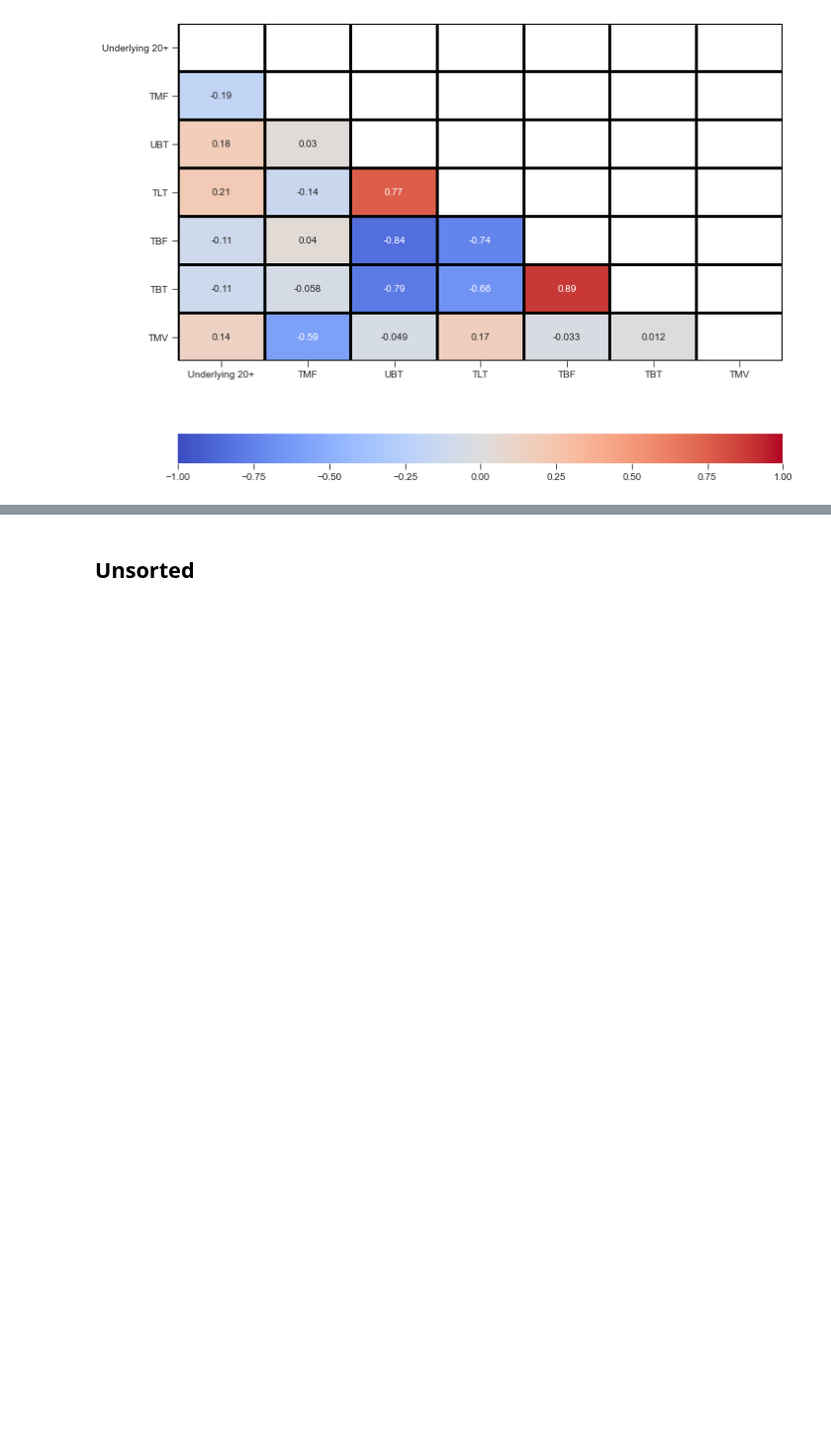
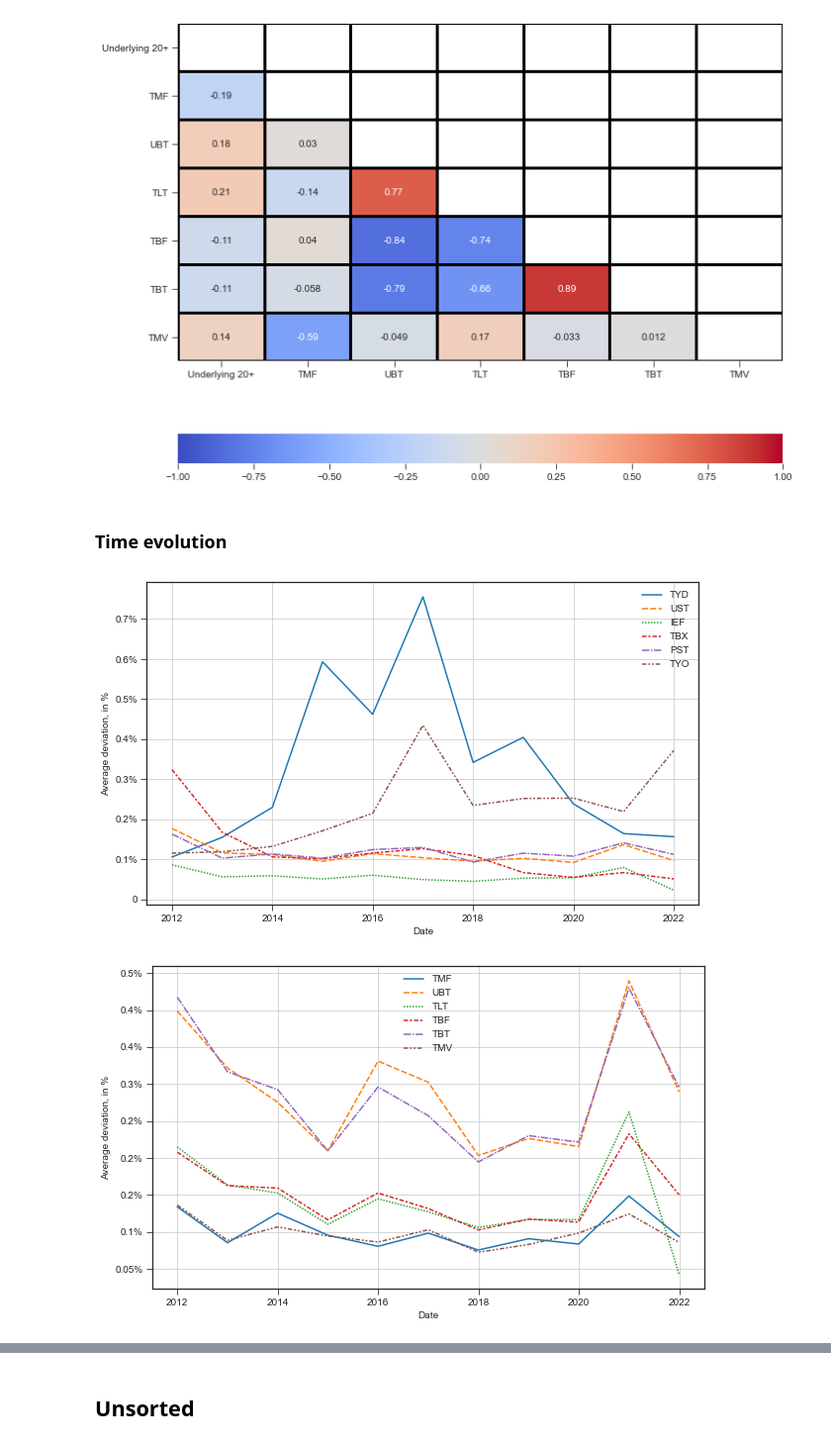
Before and after one commit to Bagirov-lab/AMP, a Jupyter notebook: AMP.ipynb, the cells around one changed output, grey strips where cells are left out. Shown at 99% size. Saved outputs shown, nothing was run; the diff lists cells and outputs as text; code cells hidden in the pictures; blank space fills up the shorter version.

```diff
--- a/AMP.ipynb
+++ b/AMP.ipynb
@@ -755,3 +755,38 @@ for app in ['App_16_1','App_16_2']:
 # %% [output]
 [figure]
 [figure]
+# %% [markdown]
+### Time evolution
+# %%
+def Create_Table_4(Data=Part_3['LETF']['Discrepancy'][Tmp_7_10]):
+
+    Data = Data.abs().resample('Y').mean()
+
+    return Data
+
+def Create_Graph_2(Data, iName):
+
+    plt.style.use('seaborn-ticks')
+
+    from matplotlib.ticker import FuncFormatter
+
+    fig, ax = plt.subplots(figsize=(10, 6))
+
+    ax = sns.lineplot(data=Data)
+
+    ax.set_ylabel('Average deviation, in %')
+    ax.set_xlabel('Date')
+    ax.yaxis.set_major_formatter(FuncFormatter(lambda x, _: '{:.0}'.format(x)+'%' if x>0  else str(0)))
+
+    ax.grid()
+
+    fig.savefig("Graphs/{0}.png".format(str(iName)))
+
+    plt.show()
+
+# Create and save
+Create_Graph_2(Create_Table_4(),'Appendix_18_1')
+Create_Graph_2(Create_Table_4(Part_3['LETF']['Discrepancy'][Tmp_20]),'Appendix_18_2')
+# %% [output]
+[figure, added]
+[figure, added]
```
Also changed, not shown: parts of 1 cell of this notebook, 13 other files.
